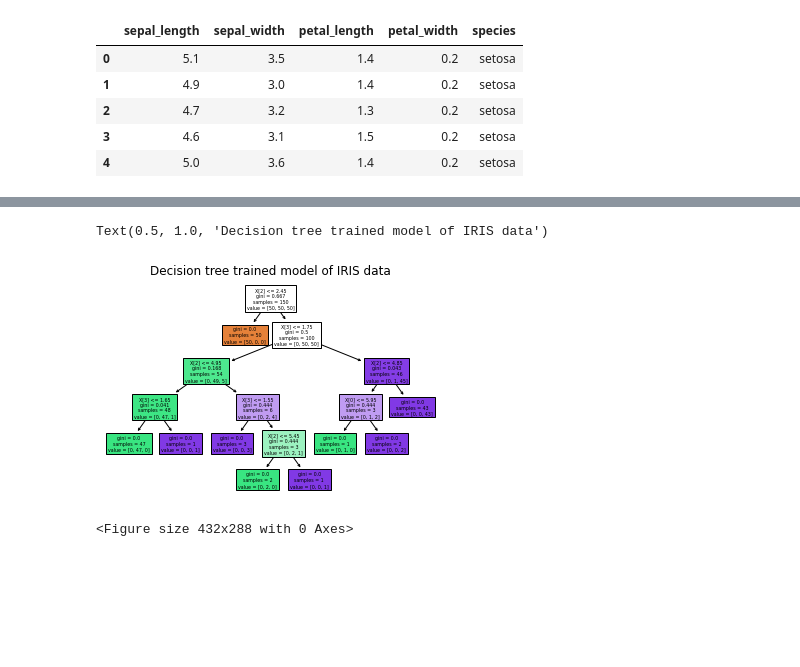
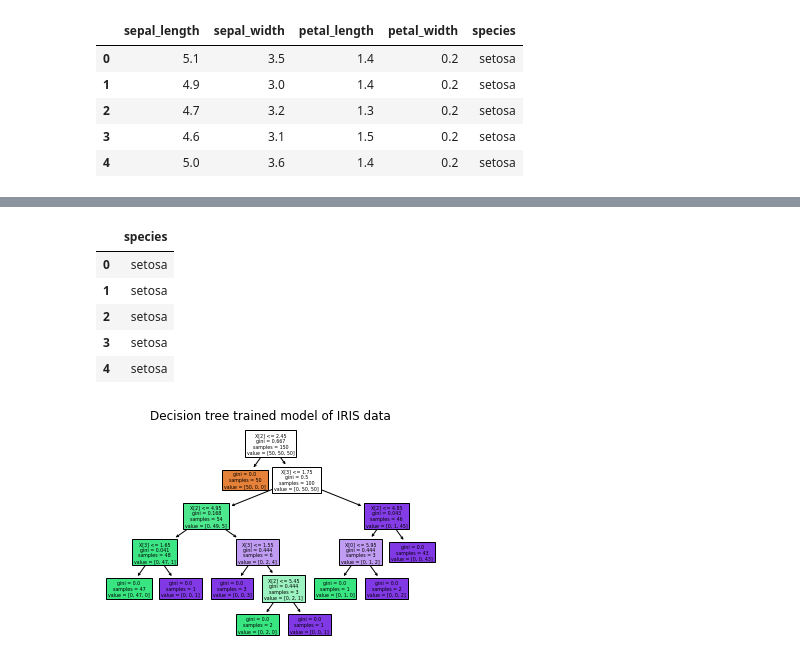
Before and after one commit to masabrehmani/firstrepo, a Jupyter notebook: 3rd_week/ml/04_classificaion/iris_dt.ipynb, the cells around one changed output, grey strips where cells are left out. Cells and saved outputs as stored; diff of their text form; code cells hidden in the pictures; blank space fills up the shorter version.

```diff
--- a/3rd_week/ml/04_classificaion/iris_dt.ipynb
+++ b/3rd_week/ml/04_classificaion/iris_dt.ipynb
@@ -21,3 +30,12 @@ y = df.iloc[ : , -1:]
+# %%
+y.head()
+# %% [output]
+|  | species |
+| 0 | setosa |
+| 1 | setosa |
+| 2 | setosa |
+| 3 | setosa |
+| 4 | setosa |
 # %%
 from sklearn.tree import DecisionTreeClassifier
 from sklearn.tree import plot_tree
@@ -25,15 +43,10 @@ from sklearn.tree import plot_tree
 model = DecisionTreeClassifier().fit(X, y)
 plot_tree(model, filled = True)
 plt.title("Decision tree trained model of IRIS data")
+
+plt.savefig("tiffCompressed.tiff", dpi = 600, format = 'tiff',
+            facecolor = 'white', edgecolor = 'none',
+            pil_kwargs = {'compression' : 'tiff_lzw'})
+plt.show()
 # %% [output]
-Text(0.5, 1.0, 'Decision tree trained model of IRIS data')
 [figure]
-# %%
-# save your model in HD quality
-
-plt.savefig("tiffCompressed.tiff", dpi = 720, format = 'tiff',
-            facecolor = 'white', edgecolor = 'none',
-            pil_kwargs = {'compression' : 'tiff_lzw'})
-plt.show()
-# %% [output]
-<Figure size 432x288 with 0 Axes>
```
Also changed, not shown: parts of 14 cells of this notebook.
